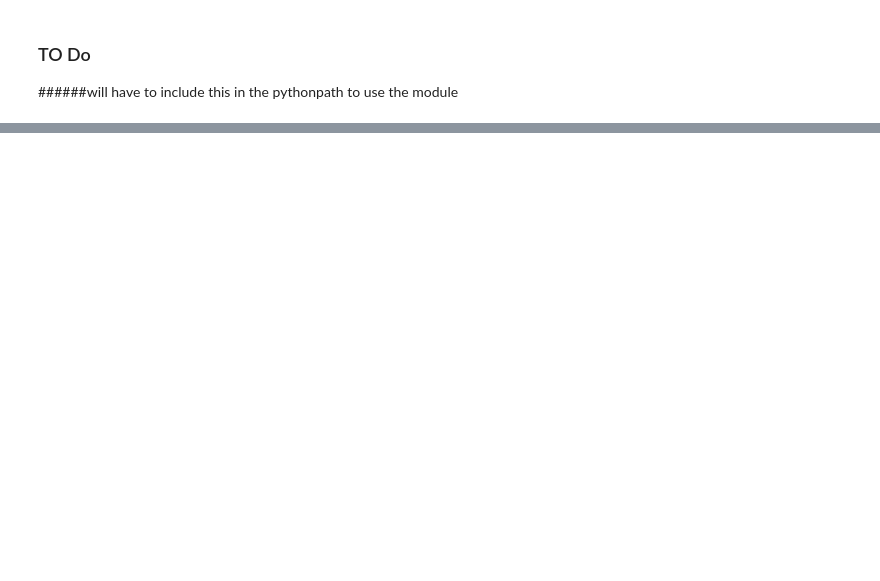
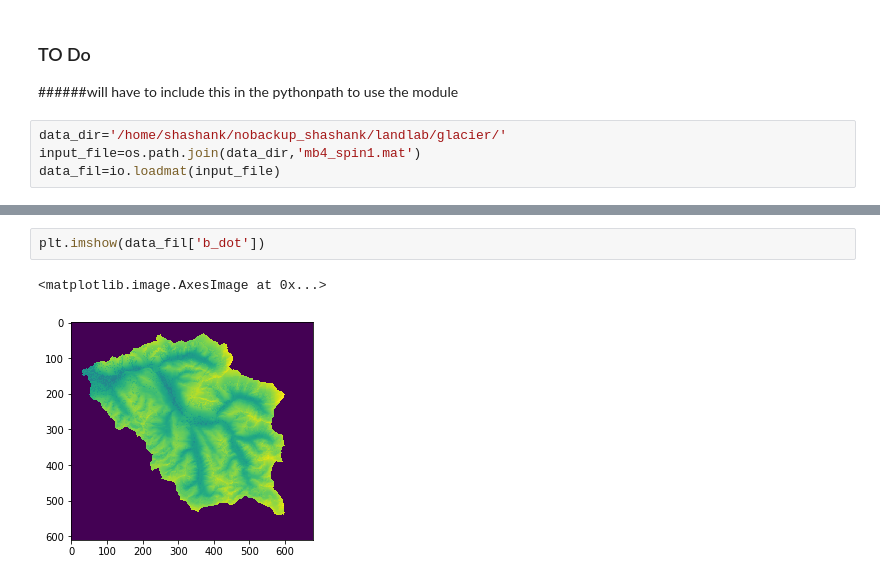
Before and after one commit to ShashankBice/CEWA_576_Codes, a Jupyter notebook: Landlab/Refactoring_old_landlabs_glacier_component.ipynb, the cells around one changed output, grey strips where cells are left out. Drawn from its saved outputs; the diff is of its cells as text; blank space fills up the shorter version.

```diff
--- a/Landlab/Refactoring_old_landlabs_glacier_component.ipynb
+++ b/Landlab/Refactoring_old_landlabs_glacier_component.ipynb
@@ -17,3 +28,7 @@ ModuleNotFoundError: No module named 'glacier'
 # %% [markdown]
 ### TO Do
 ######will have to include this in the pythonpath to use the module
+# %%
+data_dir='/home/shashank/nobackup_shashank/landlab/glacier/'
+input_file=os.path.join(data_dir,'mb4_spin1.mat')
+data_fil=io.loadmat(input_file)
@@ -19,0 +55,5 @@ ModuleNotFoundError: No module named 'glacier'
+# %%
+plt.imshow(data_fil['b_dot'])
+# %% [output]
+<matplotlib.image.AxesImage at 0x...>
+[figure, added]
```
Also changed, not shown: parts of 24 cells of this notebook.
